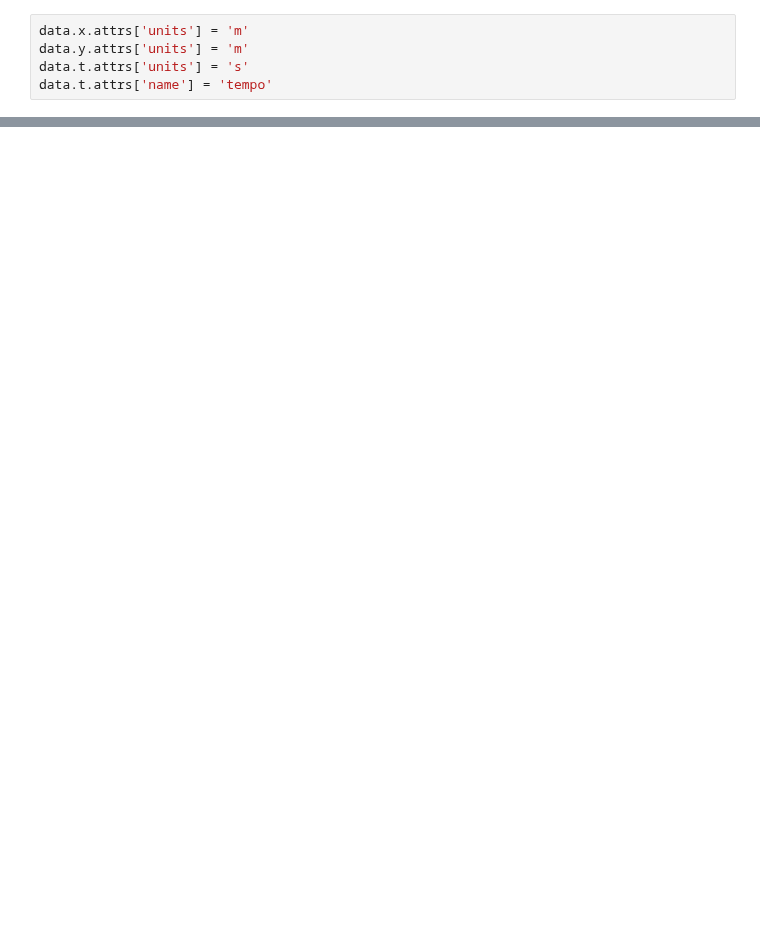
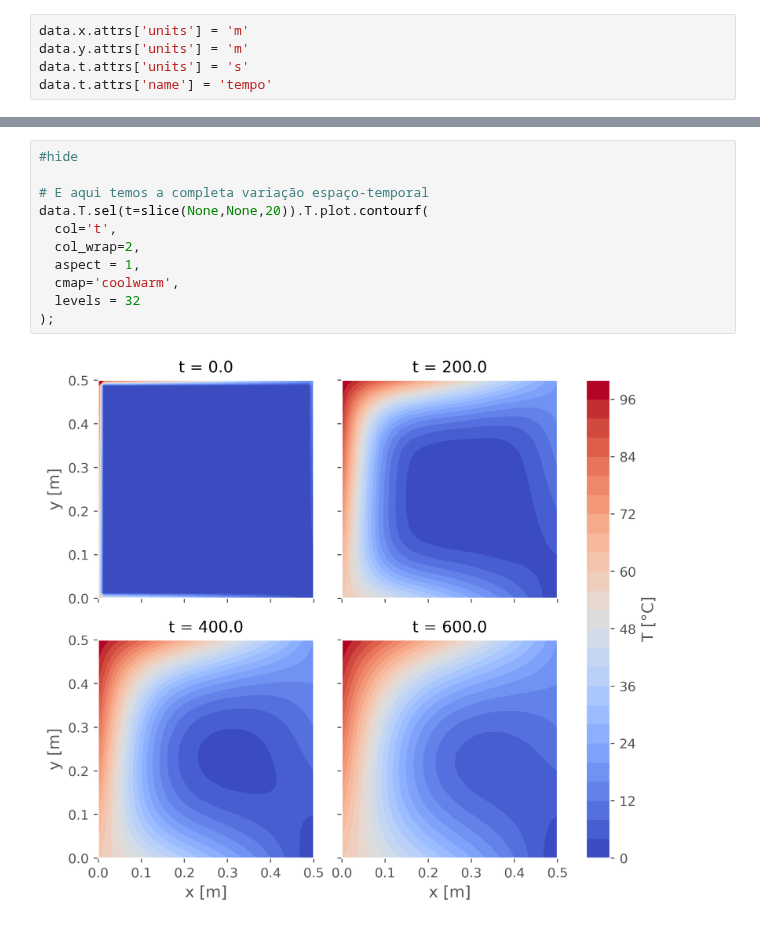
Before and after one commit to fschuch/aprenda.py, a Jupyter notebook: _notebooks/2020-06-05-conducao-de-calor-transiente-bidimensional.ipynb, the cells around one changed output, grey strips where cells are left out. Cells and saved outputs as stored; diff of their text form; blank space fills up the shorter version.

```diff
--- a/_notebooks/2020-06-05-conducao-de-calor-transiente-bidimensional.ipynb
+++ b/_notebooks/2020-06-05-conducao-de-calor-transiente-bidimensional.ipynb
@@ -419,0 +453,13 @@ Data variables:
+# %%
+#hide
+
+# E aqui temos a completa variação espaço-temporal
+data.T.sel(t=slice(None,None,20)).T.plot.contourf(
+  col='t',
+  col_wrap=2,
+  aspect = 1,
+  cmap='coolwarm',
+  levels = 32
+);
+# %% [output]
+[figure, added]
```
Also changed, not shown: parts of 40 cells of this notebook, 2 other files.
